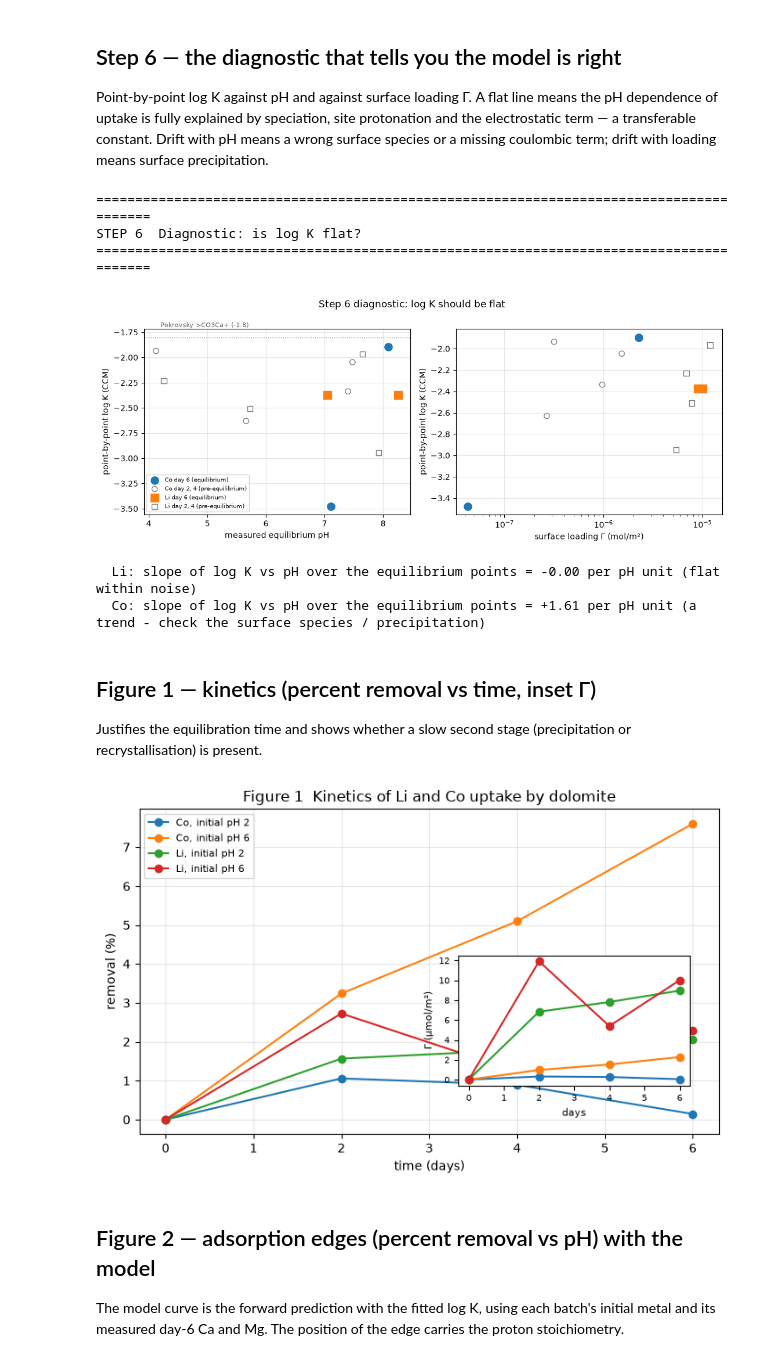
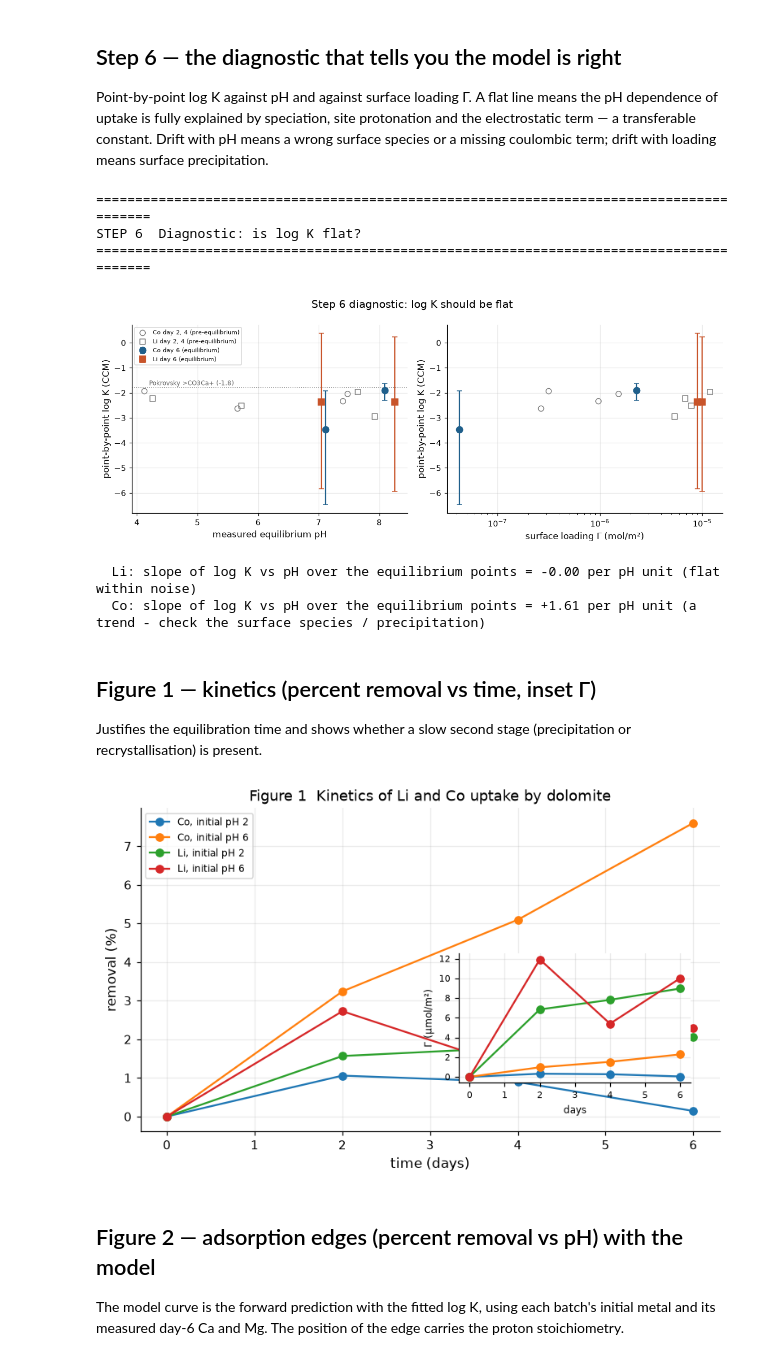
Before and after one commit to Marwa-2024/CCM-to-determine-Log-K-, a Jupyter notebook: LogK_LiCo_dolomite_carbonate_site_STEPWISE.ipynb, the cells around one changed output. Cells and saved outputs as stored; diff of their text form; code cells hidden in the pictures.

```diff
--- a/LogK_LiCo_dolomite_carbonate_site_STEPWISE.ipynb
+++ b/LogK_LiCo_dolomite_carbonate_site_STEPWISE.ipynb
@@ -24,6 +24,17 @@ from scipy.optimize import brentq, least_squares
 pd.set_option("display.width", 130); pd.set_option("display.precision", 4)
 
 def banner(t): print("\n" + "="*88 + f"\n{t}\n" + "="*88)
+
+# publication figure style: one palette, readable fonts, 300 dpi PNG + vector PDF in ./figures
+import os
+os.makedirs("figures", exist_ok=True)
+plt.rcParams.update({"font.size": 11, "axes.labelsize": 11, "axes.titlesize": 11.5,
+    "legend.fontsize": 8.5, "xtick.labelsize": 10, "ytick.labelsize": 10,
+    "axes.spines.top": False, "axes.spines.right": False, "figure.dpi": 110,
+    "savefig.dpi": 300, "savefig.bbox": "tight", "axes.grid": True, "grid.alpha": 0.25})
+COL = {"Co": "#1f5f8b", "Li": "#c8542a", "model": "#3a7d5d", "grey": "#7a7a7a"}
+def savefig(fig, name):
+    fig.savefig(f"figures/{name}.png"); fig.savefig(f"figures/{name}.pdf"); plt.show()
 # %% [markdown]
 ## Step 0 — the fixed parameter block (built once, never touched during fitting)
 Every value here traces to a published table or to the experimental set-up.
@@ -342,6 +365,13 @@ for r in data[data.day>0].itertuples():
 covdf = pd.DataFrame(cov_rows)
 print(covdf.to_string(index=False, float_format=lambda x: f"{x:.3g}"))
 print("\nsite_frac_pct = coverage as a percentage of the carbonate site density (14 umol/m2).")
+for metal in ["Li","Co"]:
+    C0 = data[data.metal==metal].C0_ppm.iloc[0]/MM[metal]/1e3
+    print(f"  Site ceiling for {metal}: S_T / C0 = {S_T['CO3']*1e3:.3f} mmol/L / {C0*1e3:.2f} mmol/L "
+          f"= {100*S_T['CO3']/C0:.1f} % of the added metal can be on the surface at most.")
+print("  Lithium at 20 mmol/L against 0.64 mmol/L of sites is SITE-LIMITED: measured 2.3 % removal is")
+print("  71 % of the ceiling. In that regime the constant is insensitive; the 8.5 % Li recovery in")
+print("  Elshebli et al. (2025) is 2.4x the ceiling and cannot be sorption alone.")
 # %% [output]
 ========================================================================================
 STEP 2  Surface coverage and its uncertainty
@@ -518,21 +564,27 @@ def fit_metal(metal, electrostatic, rows):
     s2 = np.sum(r**2)/dof
     se = float(np.sqrt(s2/np.sum(sol.jac**2))) if np.sum(sol.jac**2)>0 else np.nan
     return sol.x[0], se, float(np.sum(r**2)/dof), len(r)
+usable_keys = set(zip(ppdf[ppdf.usable].metal, ppdf[ppdf.usable].batch, ppdf[ppdf.usable].day))
 fit_rows = []
 for metal in ["Li","Co"]:
-    rows = eq[eq.metal==metal]
+    rows = data[(data.metal==metal)&(data.day>0)]
+    rows = rows[[ (m,b,d) in usable_keys for m,b,d in zip(rows.metal, rows.batch, rows.day) ]]
     for ele, tag in [(True,"CCM"),(False,"NEM")]:
         lk, se, wsos, n = fit_metal(metal, ele, rows)
-        # spread of the point-by-point equilibrium values as a second uncertainty estimate
         col = "logK_CCM" if ele else "logK_NEM"
-        spread = ppdf[(ppdf.metal==metal)&ppdf.equilibrium][col].std(ddof=0)
+        u = ppdf[(ppdf.metal==metal)&ppdf.usable]
+        spread = u[col].std(ddof=1) if len(u)>1 else np.nan
+        # propagated per-point width, averaged: the honest floor on the uncertainty
+        prop = np.nanmean(0.5*(u.logK_hi - u.logK_lo)) if ele else np.nan
         fit_rows.append(dict(metal=metal, model=tag, logK=lk, se_fit=se, spread_pbp=spread,
-                             WSOS_DF=wsos, n_points=n))
+                             propagated=prop, WSOS_DF=wsos, n_points=n))
 fits = pd.DataFrame(fit_rows)
 print(fits.to_string(index=False, float_format=lambda x: f"{x:.3f}"))
-print("\nse_fit: standard error from the least-squares covariance; spread_pbp: standard deviation")
-print("of the point-by-point equilibrium values. With two points per metal both are rough;")
-print("expect about half a log unit, as Belova reported (+/-0.45 CCM, +/-0.66 NEM for calcite).")
+print("\nn_points = usable points (all sampling days, weighted by the propagated coverage error).")
+print("se_fit is the least-squares standard error; spread_pbp the standard deviation of the usable")
+print("point-by-point values; propagated the mean half-width from the coverage error. The reported")
+print("uncertainty is the LARGEST of the three. Lithium is site-limited (Step 2), so a small se_fit")
+print("there is insensitivity, not precision: the propagated width is the number to quote.")
 # %% [output]
 ========================================================================================
 STEP 5b  Global least-squares fit (equilibrium points)
@@ -555,28 +609,29 @@ or a missing coulombic term; drift with loading means surface precipitation.
 # %%
 banner("STEP 6  Diagnostic: is log K flat?")
 fig, axes = plt.subplots(1, 2, figsize=(11, 4.4))
 for ax, xcol, xlab in [(axes[0],"pH","measured equilibrium pH"),(axes[1],"Gamma","surface loading Γ (mol/m²)")]:
     for metal, mk in [("Co","o"),("Li","s")]:
         d = ppdf[(ppdf.metal==metal)&np.isfinite(ppdf.logK_CCM)]
         e = d[d.equilibrium]; k = d[~d.equilibrium]
-        ax.scatter(e[xcol], e.logK_CCM, marker=mk, s=90, label=f"{metal} day 6 (equilibrium)")
+        ax.errorbar(e[xcol], e.logK_CCM, yerr=[e.logK_CCM-e.logK_lo, e.logK_hi-e.logK_CCM],
+                    fmt=mk, ms=8, color=COL[metal], capsize=3, label=f"{metal} day 6 (equilibrium)")
         ax.scatter(k[xcol], k.logK_CCM, marker=mk, s=45, facecolors="none", edgecolors="gray",
                    label=f"{metal} day 2, 4 (pre-equilibrium)")
     ax.set_xlabel(xlab); ax.set_ylabel("point-by-point log K (CCM)"); ax.grid(alpha=0.3)
     if xcol=="Gamma": ax.set_xscale("log")
 axes[0].axhline(-1.8, color="0.5", ls=":", lw=1); axes[0].text(4.2,-1.7,"Pokrovsky >CO3Ca+ (-1.8)",fontsize=8,color="0.4")
-axes[0].legend(fontsize=7); fig.suptitle("Step 6 diagnostic: log K should be flat"); fig.tight_layout(); plt.show()
+axes[0].legend(fontsize=7); fig.suptitle("Step 6 diagnostic: log K should be flat"); fig.tight_layout(); savefig(fig, "Fig6_logK_diagnostic")
 for metal in ["Li","Co"]:
     d = ppdf[(ppdf.metal==metal)&ppdf.equilibrium&np.isfinite(ppdf.logK_CCM)]
     if len(d)>1:
         slope = np.polyfit(d.pH, d.logK_CCM, 1)[0]
         print(f"  {metal}: slope of log K vs pH over the equilibrium points = {slope:+.2f} per pH unit "
               f"({'flat within noise' if abs(slope)<0.5 else 'a trend - check the surface species / precipitation'})")
 # %% [output]
 ========================================================================================
 STEP 6  Diagnostic: is log K flat?
 ========================================================================================
-[figure, old version]
+[figure, new version]
   Li: slope of log K vs pH over the equilibrium points = -0.00 per pH unit (flat within noise)
   Co: slope of log K vs pH over the equilibrium points = +1.61 per pH unit (a trend - check the surface species / precipitation)
 # %% [markdown]
@@ -593,9 +648,9 @@ for (metal, batch), d in data.groupby(["metal","batch"]):
     ins.plot(d.day, G, "o-")
 ax.set_xlabel("time (days)"); ax.set_ylabel("removal (%)"); ax.set_title("Figure 1  Kinetics of Li and Co uptake by dolomite")
 ins.set_xlabel("days", fontsize=8); ins.set_ylabel("Γ (µmol/m²)", fontsize=8); ins.tick_params(labelsize=7)
-ax.legend(fontsize=8); ax.grid(alpha=0.3); fig.tight_layout(); plt.show()
+ax.legend(fontsize=8); fig.tight_layout(); savefig(fig, "Fig1_kinetics")
 # %% [output]
-[figure, old version]
+[figure, new version]
 # %% [markdown]
 ## Figure 2 — adsorption edges (percent removal vs pH) with the model
 The model curve is the forward prediction with the fitted log K, using each batch's
```
Also changed, not shown: parts of 14 cells of this notebook, 17 other files.
